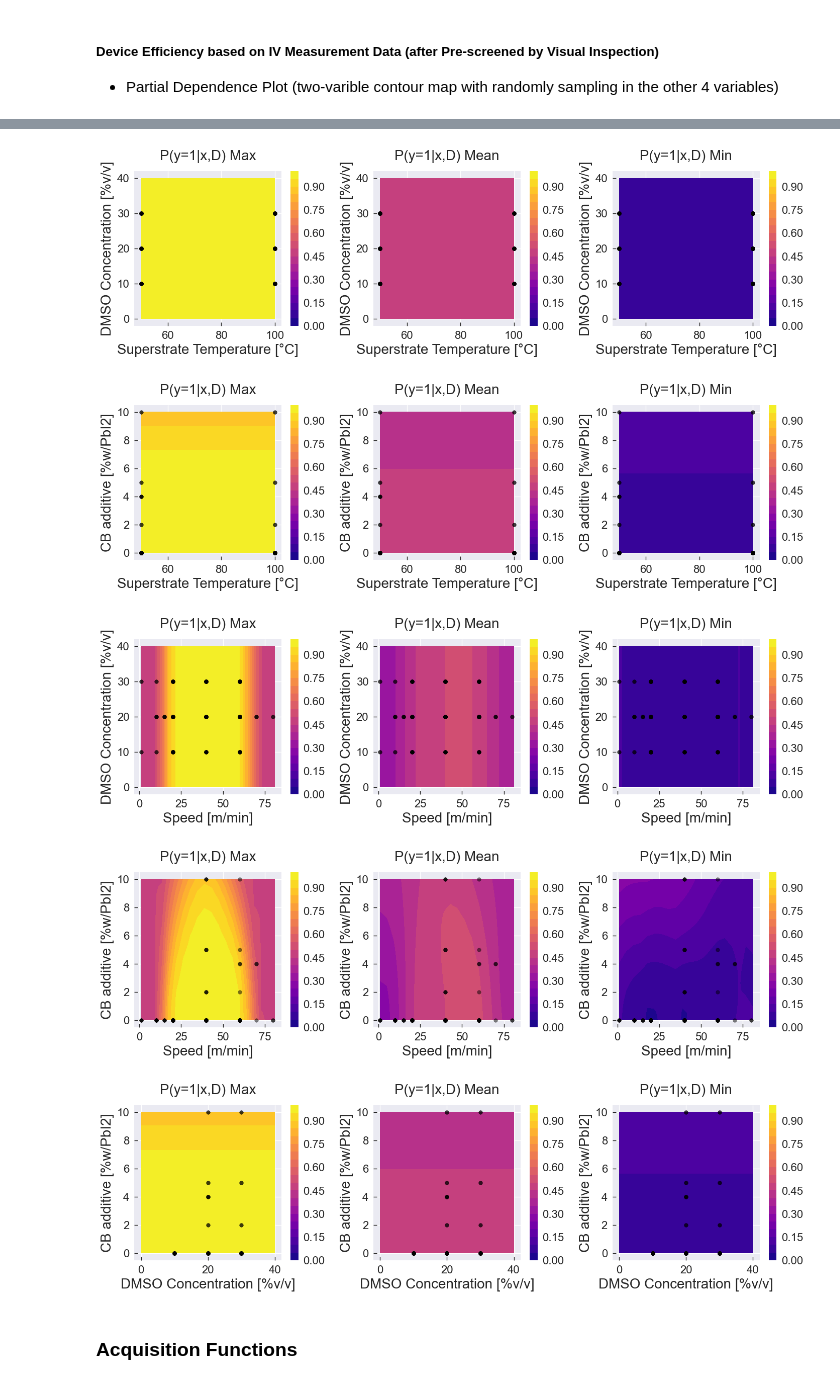
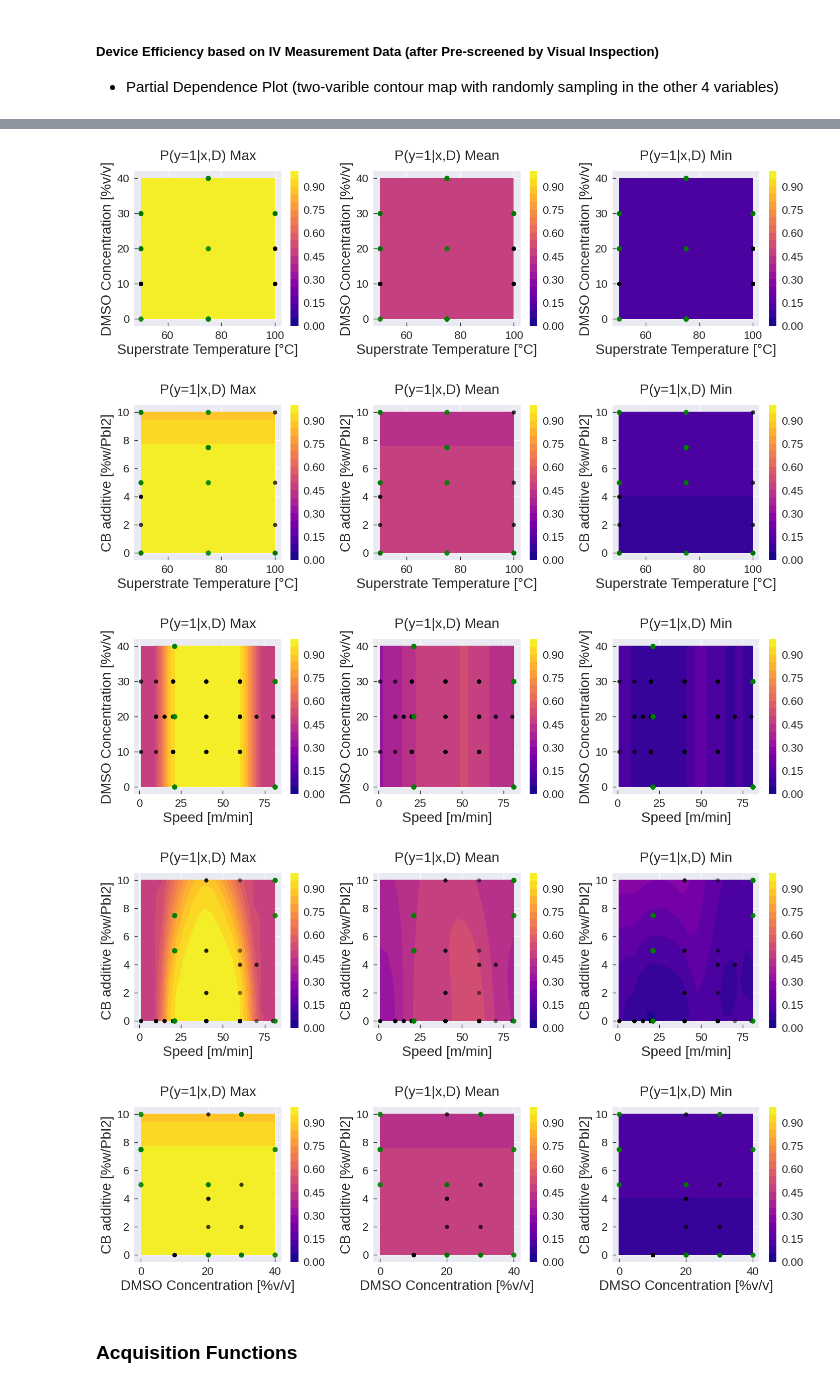
Before and after one commit to Printz-Lab/SL-PerovskiteOpt, a Jupyter notebook: Binary_Classification_BO/Capillary action/241112_Capillary_printing_ucb_phi_Gpy_Emukit_Model.ipynb, the cells around one changed output, grey strips where cells are left out. Saved outputs shown, nothing was run; the diff lists cells and outputs as text; code cells hidden in the pictures.

Commit message:
updated 241112_capillary model to remove second GP fit and plot new X

```diff
--- a/Binary_Classification_BO/Capillary action/241112_Capillary_printing_ucb_phi_Gpy_Emukit_Model.ipynb
+++ b/Binary_Classification_BO/Capillary action/241112_Capillary_printing_ucb_phi_Gpy_Emukit_Model.ipynb
@@ -20,7 +20,7 @@ import seaborn as sns
 
 # df_film = pd.read_excel('/Users/matt/Desktop/RAPID optimization/SL-PerovskiteOpt/ML_perovskite_data.xlsx', sheet_name='PVK Data')
 df_film = pd.read_excel(
-    "E:\Github\SL-PerovskiteOpt\Binary_Classification_BO\Capillary action\Capillary_ML_perovskite_data.xlsx", #can copy and paste the file path directly here
+    "/groups/aprintz/github/SL-PerovskiteOpt/Binary_Classification_BO/Capillary action/241112_Capillary_ML_perovskite_data.xlsx", #can copy and paste the file path directly here
     sheet_name="PVK Data",
 )
 
@@ -641,15 +618,15 @@ for i in range(input_dim):
                 edgecolor="black",
             )
 
-            # # Plot new conditions
-            # ax.scatter(
-            #     x_denormalizer(x_new_norm)[:, ind1],
-            #     x_denormalizer(x_new_norm)[:, ind2],
-            #     s=50,
-            #     facecolors="green",
-            #     alpha=0.9,
-            #     edgecolor="green",
-            # )
+            # Plot new conditions
+            ax.scatter(
+                x_denormalizer(x_new_norm)[:, ind1],
+                x_denormalizer(x_new_norm)[:, ind2],
+                s=50,
+                facecolors="green",
+                alpha=0.9,
+                edgecolor="green",
+            )
             ax.set_xlabel(str(x_columns[ind1]), fontsize=fontsize)
             ax.set_ylabel(str(x_columns[ind2]), fontsize=fontsize)
 
@@ -687,8 +664,8 @@ for i in range(input_dim):
-[figure, old version]
+[figure, new version]
-[figure, old version]
+[figure, new version]
-[figure, old version]
+[figure, new version]
-[figure, old version]
+[figure, new version]
-[figure, old version]
+[figure, new version]
 # %% [markdown]
 ### Acquisition Functions
 # %% [markdown]
```
Also changed, not shown: parts of 6 cells of this notebook.
